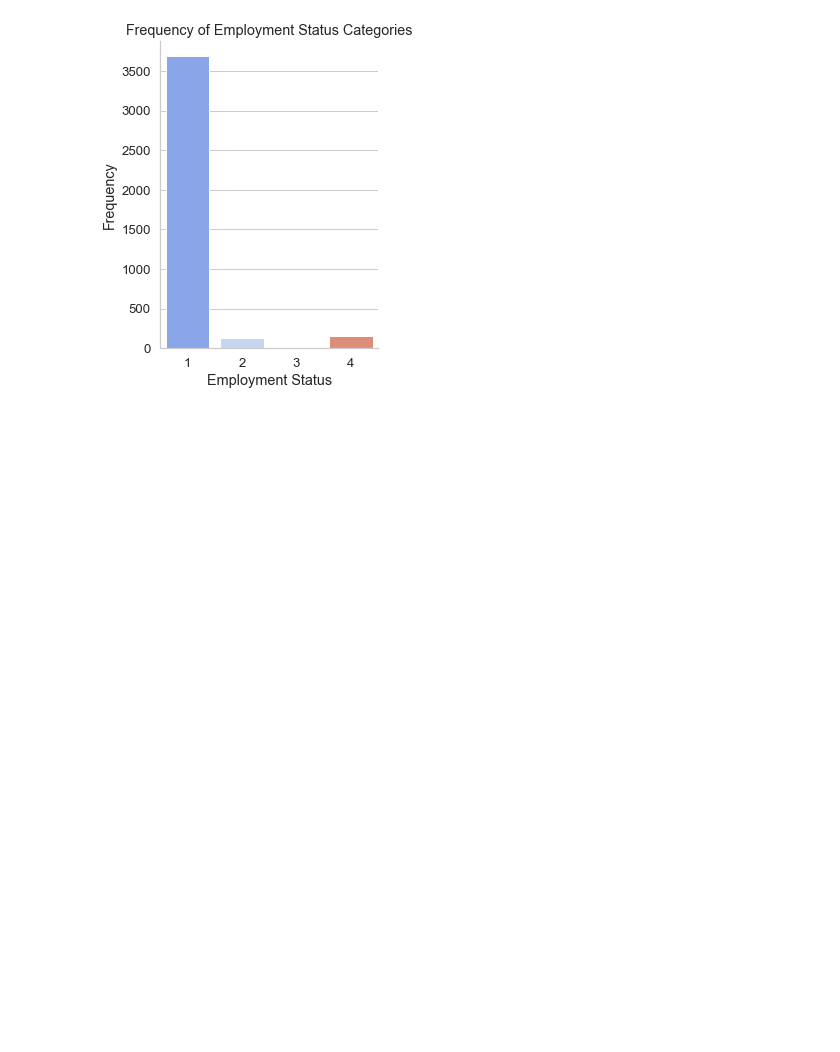
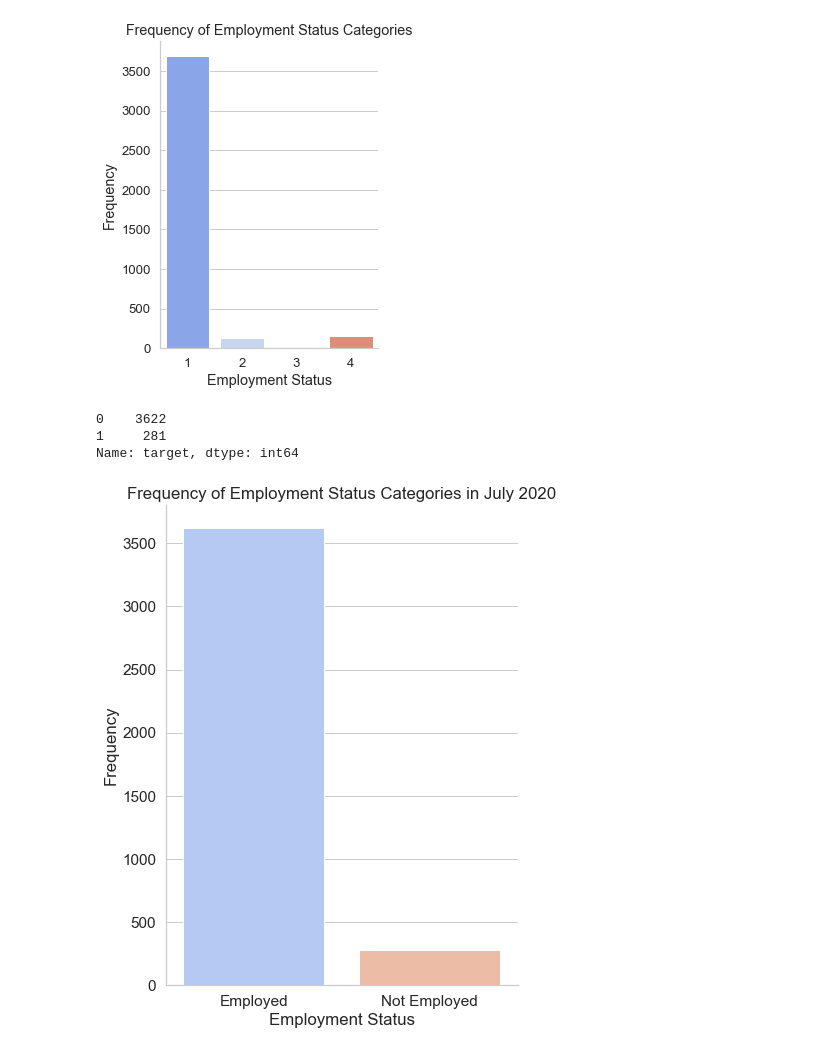
Before and after one commit to danvalen1/Corona-Employment, a Jupyter notebook: notebooks/Dan/Viz.ipynb, the cells around one changed output. Drawn from its saved outputs; the diff is of its cells as text; code cells hidden in the pictures; blank space fills up the shorter version.

```diff
--- a/notebooks/Dan/Viz.ipynb
+++ b/notebooks/Dan/Viz.ipynb
@@ -79,3 +79,15 @@ plt.xticks(list(range(len(labels))), [textwrap.fill(label, 10) for label in labe
 NameError: name 'textwrap' is not defined
 <Figure size 1500x1200 with 0 Axes>
 [figure]
+# %%
+df = pd.read_csv('../../src/csv/final_dataframe.csv')
+df.head()
+df.target.value_counts()
+# %% [output]
+0    3622
+1     281
+Name: target, dtype: int64
+# %%
+vf.PlotCat(df, xvar='target', targetdir=images_dir)
+# %% [output]
+[figure, added]
```
Also changed, not shown: parts of 2 cells of this notebook, 12 other files.
